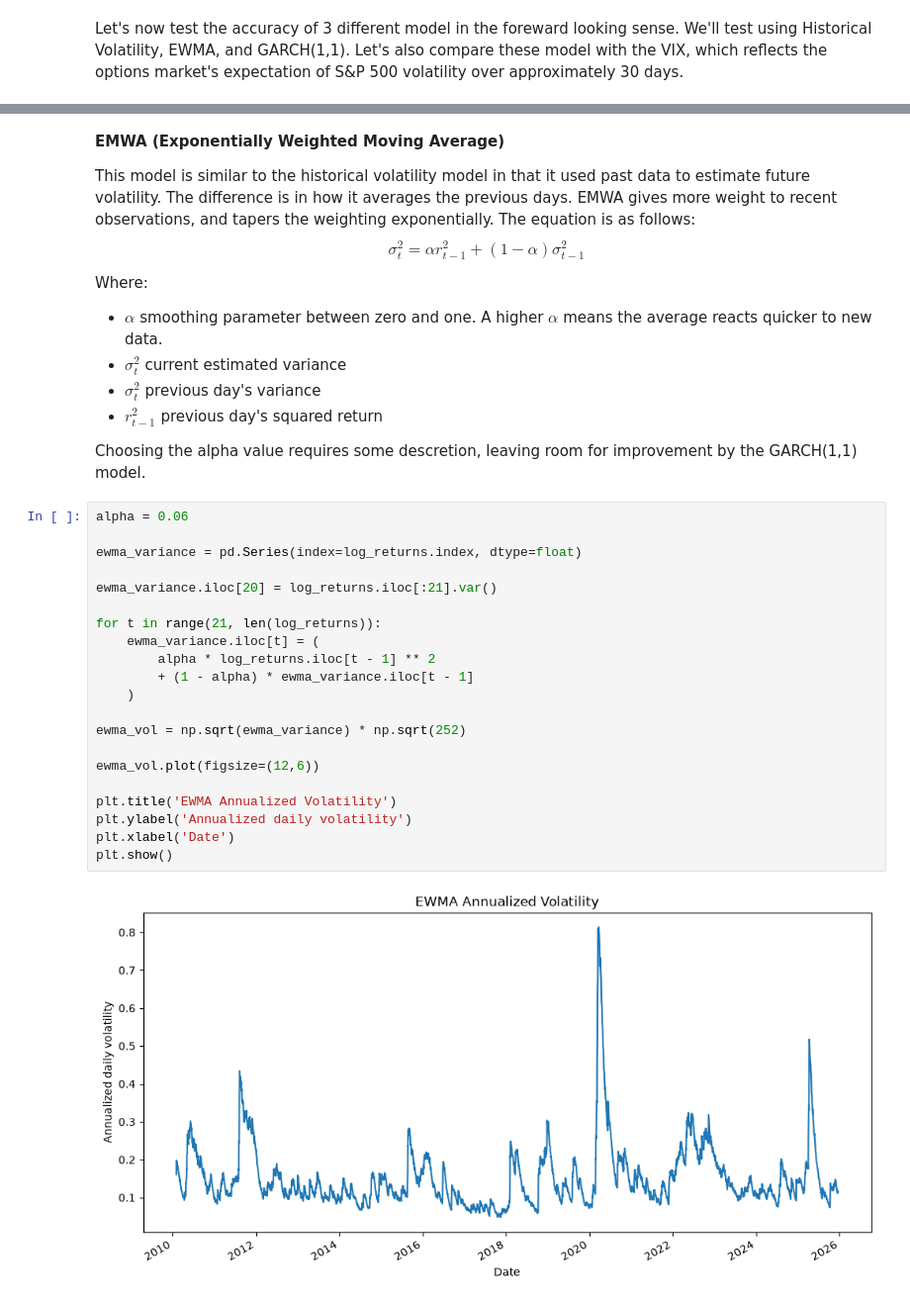
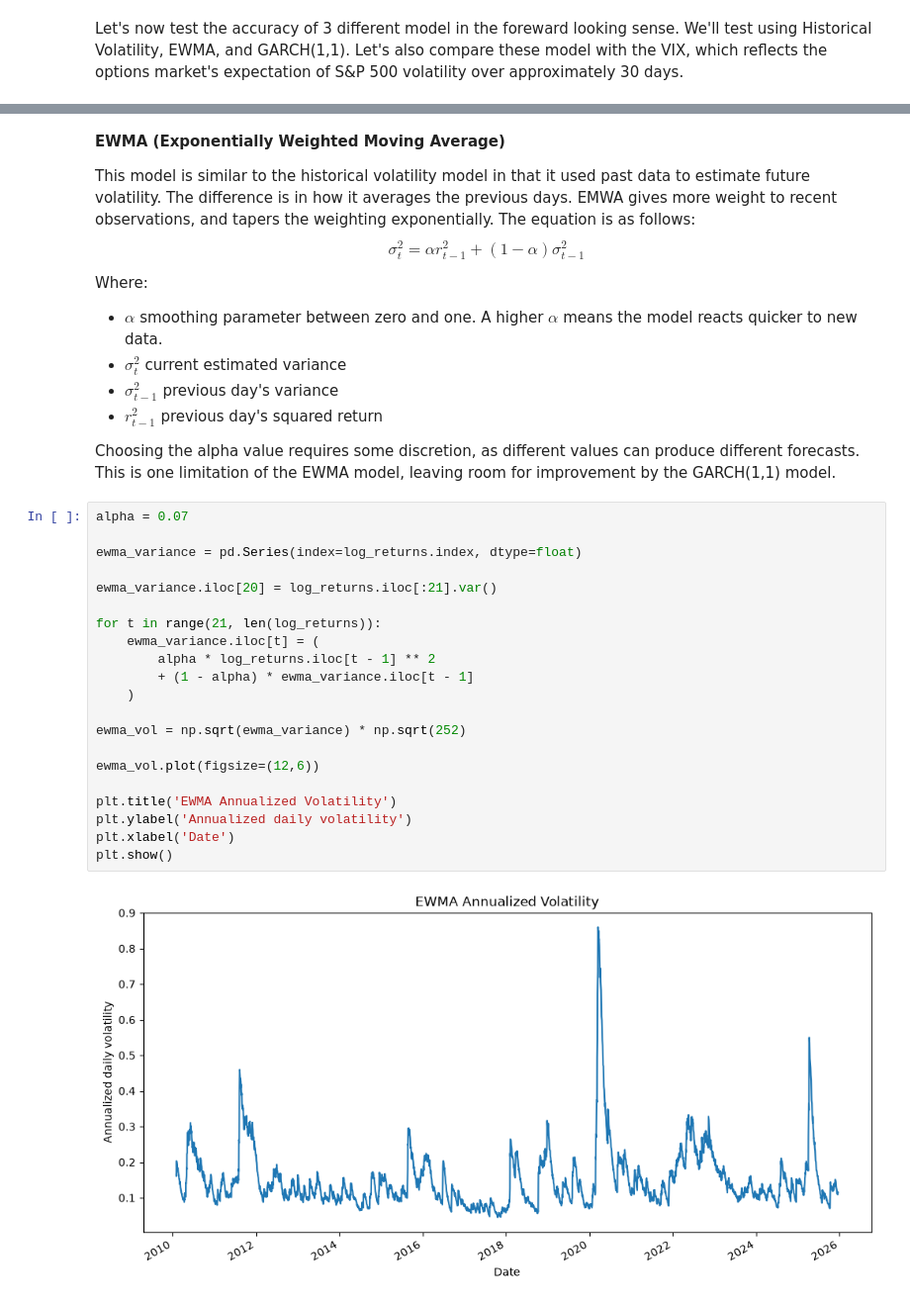
Before and after one commit to giroux-jack/Volatility-Forecasting, a Jupyter notebook: volatility_models.ipynb, the cells around one changed output, grey strips where cells are left out. Shown at 99% size. Saved outputs shown, nothing was run; the diff lists cells and outputs as text.

Commit message:
began comparing models

```diff
--- a/volatility_models.ipynb
+++ b/volatility_models.ipynb
@@ -50,5 +52,5 @@ As one can tell, this method isn't very sophisticated or accurate, and can somet
 # %% [markdown]
-**EMWA (Exponentially Weighted Moving Average)**
+**EWMA (Exponentially Weighted Moving Average)**
 
 This model is similar to the historical volatility model in that it used past data to estimate future volatility. The difference is in how it averages the previous days. EMWA gives more weight to recent observations, and tapers the weighting exponentially. The equation is as follows:
 $$
@@ -56,35 +58,35 @@ $$
 $$
 
 Where:
-- $\alpha$ smoothing parameter between zero and one. A higher $\alpha$ means the average reacts quicker to new data.
+- $\alpha$ smoothing parameter between zero and one. A higher $\alpha$ means the model reacts quicker to new data.
 - $\sigma_t^2$ current estimated variance
-- $\sigma_t^2$ previous day's variance
+- $\sigma_{t-1}^2$ previous day's variance
 - $r_{t-1}^2$ previous day's squared return
 
-Choosing the alpha value requires some descretion, leaving room for improvement by the GARCH(1,1) model.
+Choosing the alpha value requires some discretion, as different values can produce different forecasts. This is one limitation of the EWMA model, leaving room for improvement by the GARCH(1,1) model.
 # %%
-alpha = 0.06
+alpha = 0.07
 
 ewma_variance = pd.Series(index=log_returns.index, dtype=float)
 
 ewma_variance.iloc[20] = log_returns.iloc[:21].var()
 
 for t in range(21, len(log_returns)):
     ewma_variance.iloc[t] = (
         alpha * log_returns.iloc[t - 1] ** 2
         + (1 - alpha) * ewma_variance.iloc[t - 1]
     )
 
 ewma_vol = np.sqrt(ewma_variance) * np.sqrt(252)
 
 ewma_vol.plot(figsize=(12,6))
 
 plt.title('EWMA Annualized Volatility')
 plt.ylabel('Annualized daily volatility')
 plt.xlabel('Date')
 plt.show()
 # %% [output]
-[figure, old version]
+[figure, new version]
 # %% [markdown]
 **GARCH(1,1) (Generalized Autoregressive Conditional Heteroskedasticity)**
 
```
Also changed, not shown: parts of 9 cells of this notebook.
